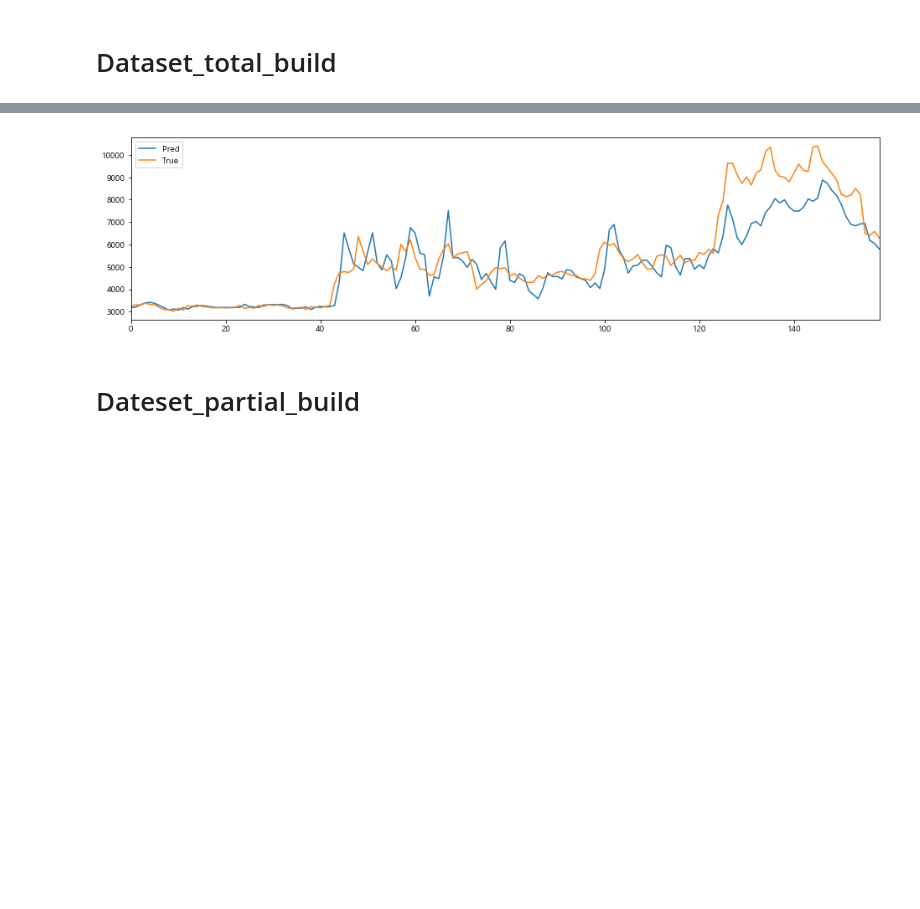
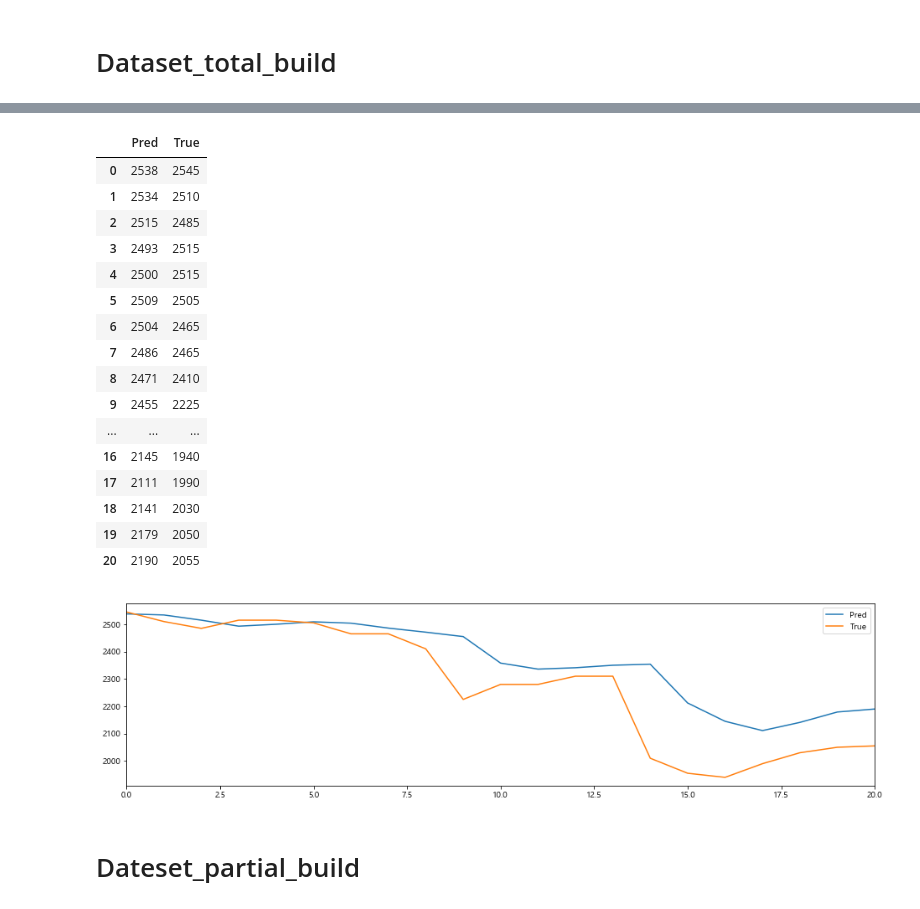
Before and after one commit to linux386/second_module, a Jupyter notebook: predict.ipynb, the cells around one changed output, grey strips where cells are left out. Drawn from its saved outputs; the diff is of its cells as text; code cells hidden in the pictures; blank space fills up the shorter version.

```diff
--- a/predict.ipynb
+++ b/predict.ipynb
@@ -3,16 +155,12 @@
 # %%
+### MinMaxScaler(data)
+
 from __future__ import print_function
 import pandas as pd
 import numpy as np
 import sqlalchemy
 from datetime import datetime
 import tensorflow as tf
-import matplotlib.pyplot as plt
-from pandas.plotting import register_matplotlib_converters
-register_matplotlib_converters()
-from matplotlib import font_manager, rc
-font_name = font_manager.FontProperties(fname="c:/Windows/Fonts/malgun.ttf").get_name()
-rc('font', family=font_name)
 
 f =  open('d:\\/stock_prediction with LSTM_version-1.txt', 'a')
 print("===== Stock Prediction with LSTM_first =====", file = f)
@@ -38,8 +186,8 @@ date_query = "Date > "
 var = select_query +"'"+name+"'"+" "+"&&"+" "+date_query+"'"+date+"'"
 
 df = pd.read_sql(var ,engine)
-df = df[['Open','High','Low','Volume','Close']]
-
+#df = df[['Open','High','Low','Volume','Close']]
+df = df.iloc[:,3:]
 xy = df.values
 
 seq_length = 5
@@ -47,7 +195,7 @@ data_dim = 5
 hidden_dim = 10
 output_dim = 1
 learning_rate = 0.01
-iterations = 3000
+iterations = 900
 
 test_min = np.min(xy, 0)
 test_max = np.max(xy, 0)
@@ -57,8 +205,7 @@ dataset = MinMaxScaler(xy)
 
 train_size = int(len(xy) * 0.7)
 train_set = dataset[0:train_size]
-test_set = dataset[train_size - seq_length:]  # Index from [train_size - seq_length] to utilize past sequence
-last_set = dataset[-seq_length:,:]
+test_set = dataset[train_size-seq_length+1:]  # Index from [train_size - seq_leng
 
 # build datasets
 def build_dataset(time_series, seq_length):
@@ -76,7 +223,7 @@ trainX, trainY = build_dataset(train_set, seq_length)
 #print("#"*100)
 testX, testY = build_dataset(test_set, seq_length)
 #print("#"*100)
-lastX = last_set
+#lastX = last_set
 #print(lastX)
 
 # input place holders
@@ -106,35 +253,33 @@ with tf.Session() as sess:
     # Training step
     for i in range(iterations):
         _, step_loss = sess.run([train, loss], feed_dict={X: trainX, Y: trainY})
-        if i % 200 == 0:
+        if i % 100 == 0:
             print("[step: {}] loss: {}".format(i, step_loss))
 
     # Test step
     test_predict = sess.run(Y_pred, feed_dict={X: testX})
-    #print("test_predict:{}".format(test_predict))
+    print("test_predict:{}".format(test_predict))
     rmse_val = sess.run(rmse, feed_dict={targets: testY, predictions: test_predict})
 
 
     # Predictions test
-    prediction_last = sess.run(Y_pred, feed_dict={X: lastX.reshape(1,seq_length,data_dim)})
-last_prediction = ((prediction_last * ((test_max - test_min) + 1e-7) + test_min).astype(int))
+    #prediction_last = sess.run(Y_pred, feed_dict={X: lastX.reshape(1,seq_length,data_dim)})
+
 print("step_loss: {}".format(step_loss),file = f)
 print("RMSE: {}\n".format(rmse_val),file = f)
 print("step_loss: {}".format(step_loss))
 print("predictions ", end='')
 print("RMSE: {}\n".format(rmse_val))
-print("prediction_last :{}". format(prediction_last) )
-print("last_prediction :{}". format(last_prediction) )
-
+#print("prediction_last :{}". format(prediction_last) )
 df1 = ((testY * ((test_max - test_min) + 1e-7) + test_min).astype(int))
 df1 = pd.DataFrame(df1)
-testY = df1[data_dim-1]
+testY = df1[4]
 df2 = ((test_predict * ((test_max - test_min) + 1e-7) + test_min).astype(int))
 df2= pd.DataFrame(df2)
-pred = df2[data_dim-1]
+pred = df2[4]
 df = pd.concat([pred,testY], axis=1)
 df.columns=['Pred','True']
-#display(df)
+display(df)
 df['Pred'].plot(figsize=(16,4))
 df['True'].plot()
 plt.legend(loc=0)
@@ -160,4 +305,21 @@ last_prediction :[[   5945    6161    5721 6825001    5989]]
+|  | Pred | True |
+| 0 | 2538 | 2545 |
+| 1 | 2534 | 2510 |
+| 2 | 2515 | 2485 |
+| 3 | 2493 | 2515 |
+| 4 | 2500 | 2515 |
+| 5 | 2509 | 2505 |
+| 6 | 2504 | 2465 |
+| 7 | 2486 | 2465 |
+| 8 | 2471 | 2410 |
+| 9 | 2455 | 2225 |
+| ... | ... | ... |
+| 16 | 2145 | 1940 |
+| 17 | 2111 | 1990 |
+| 18 | 2141 | 2030 |
+| 19 | 2179 | 2050 |
+| 20 | 2190 | 2055 |
-[figure, old version]
+[figure, new version]
 # %% [markdown]
 # Dateset_partial_build
 # %%
```
Also changed, not shown: parts of 2 cells of this notebook, 7 other files.
